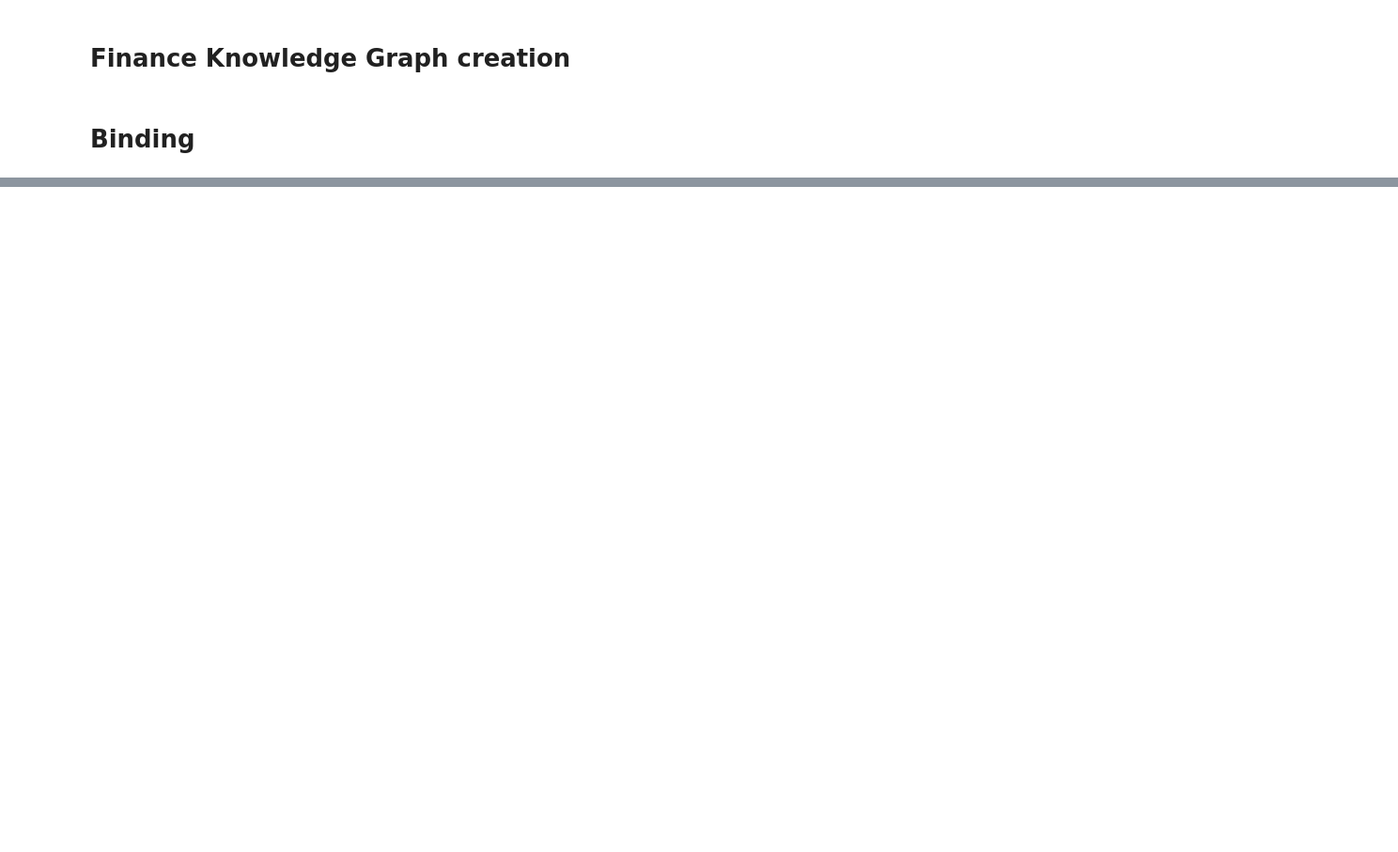
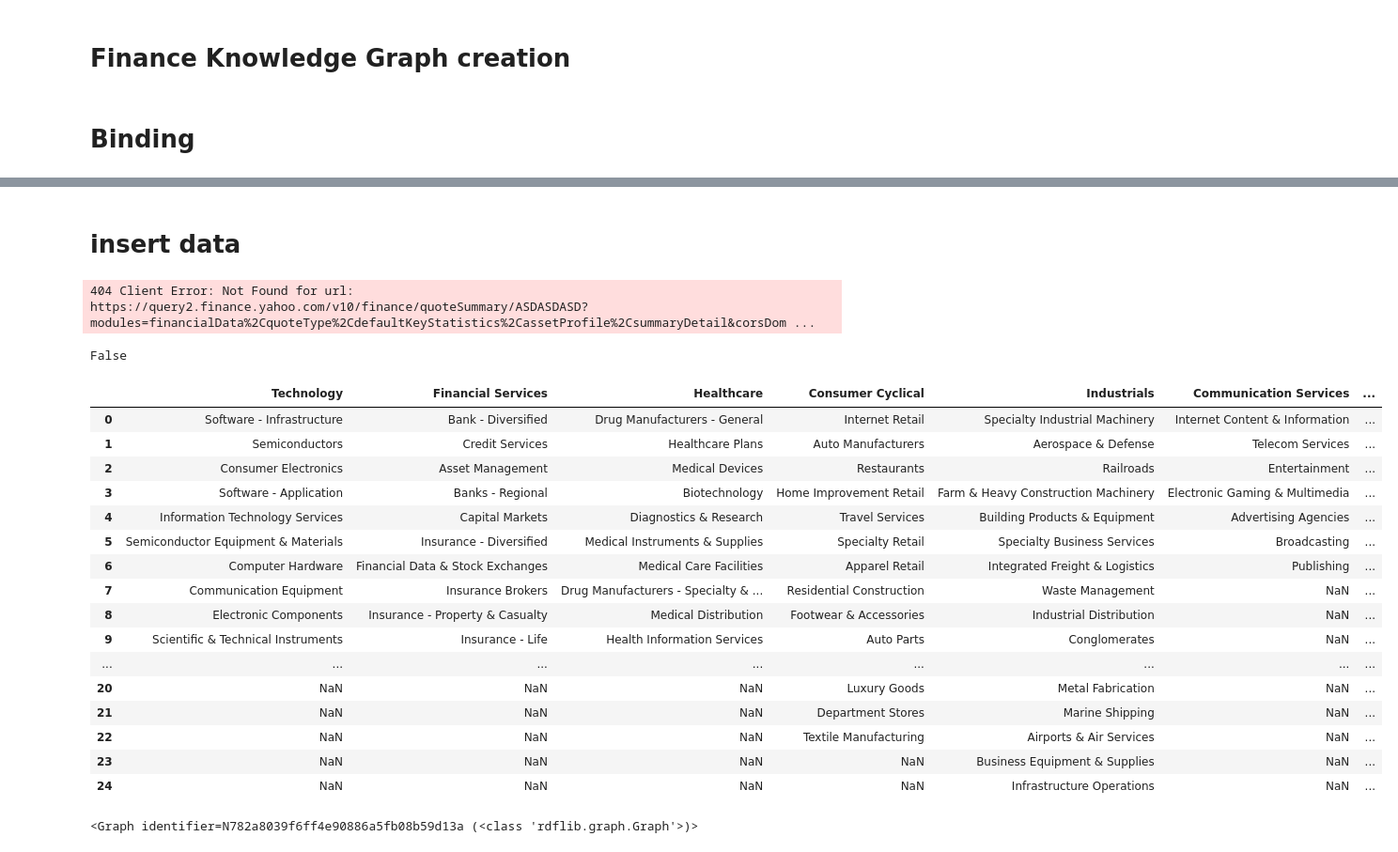
Before and after one commit to coppeneur/finance-kg, a Jupyter notebook: finance-kg.ipynb, the cells around one changed output, grey strips where cells are left out. Shown at 94% size. Drawn from its saved outputs; the diff is of its cells as text; code cells hidden in the pictures; blank space fills up the shorter version.

Commit message:
kg contains industries and sectors

```diff
--- a/finance-kg.ipynb
+++ b/finance-kg.ipynb
@@ -221,0 +222,2 @@ g.serialize(destination='finance-kg.ttl', format='turtle')
+# %% [markdown]
+# insert data
@@ -221,0 +242,6 @@ g.serialize(destination='finance-kg.ttl', format='turtle')
+# %%
+# invalid ticker test
+is_valid_ticker(yf.Ticker('ASDASDASd'))
+# %% [output]
+404 Client Error: Not Found for url: https://query2.finance.yahoo.com/v10/finance/quoteSummary/ASDASDASD?modules=financialData%2CquoteType%2CdefaultKeyStatistics%2CassetProfile%2CsummaryDetail&corsDom ...
+False
@@ -221,0 +286,21 @@ g.serialize(destination='finance-kg.ttl', format='turtle')
+# %%
+sectors_industries_df = pd.read_excel('data/sectors-industries.xlsx')
+sectors_industries_df
+# %% [output]
+|  | Technology | Financial Services | Healthcare | Consumer Cyclical | Industrials | Communication Services | ... |
+| 0 | Software - Infrastructure | Bank - Diversified | Drug Manufacturers - General | Internet Retail | Specialty Industrial Machinery | Internet Content & Information | ... |
+| 1 | Semiconductors | Credit Services | Healthcare Plans | Auto Manufacturers | Aerospace & Defense | Telecom Services | ... |
+| 2 | Consumer Electronics | Asset Management | Medical Devices | Restaurants | Railroads | Entertainment | ... |
+| 3 | Software - Application | Banks - Regional | Biotechnology | Home Improvement Retail | Farm & Heavy Construction Machinery | Electronic Gaming & Multimedia | ... |
+| 4 | Information Technology Services | Capital Markets | Diagnostics & Research | Travel Services | Building Products & Equipment | Advertising Agencies | ... |
+| 5 | Semiconductor Equipment & Materials | Insurance - Diversified | Medical Instruments & Supplies | Specialty Retail | Specialty Business Services | Broadcasting | ... |
+| 6 | Computer Hardware | Financial Data & Stock Exchanges | Medical Care Facilities | Apparel Retail | Integrated Freight & Logistics | Publishing | ... |
+| 7 | Communication Equipment | Insurance Brokers | Drug Manufacturers - Specialty & ... | Residential Construction | Waste Management | NaN | ... |
+| 8 | Electronic Components | Insurance - Property & Casualty | Medical Distribution | Footwear & Accessories | Industrial Distribution | NaN | ... |
+| 9 | Scientific & Technical Instruments | Insurance - Life | Health Information Services | Auto Parts | Conglomerates | NaN | ... |
+| ... | ... | ... | ... | ... | ... | ... | ... |
+| 20 | NaN | NaN | NaN | Luxury Goods | Metal Fabrication | NaN | ... |
+| 21 | NaN | NaN | NaN | Department Stores | Marine Shipping | NaN | ... |
+| 22 | NaN | NaN | NaN | Textile Manufacturing | Airports & Air Services | NaN | ... |
+| 23 | NaN | NaN | NaN | NaN | Business Equipment & Supplies | NaN | ... |
+| 24 | NaN | NaN | NaN | NaN | Infrastructure Operations | NaN | ... |
@@ -221,0 +329,5 @@ g.serialize(destination='finance-kg.ttl', format='turtle')
+# %%
+# safe kg
+g.serialize(destination='data/finance-kg.ttl', format='turtle')
+# %% [output]
+<Graph identifier=N782a8039f6ff4e90886a5fb08b59d13a (<class 'rdflib.graph.Graph'>)>
```
Also changed, not shown: parts of 16 cells of this notebook.
